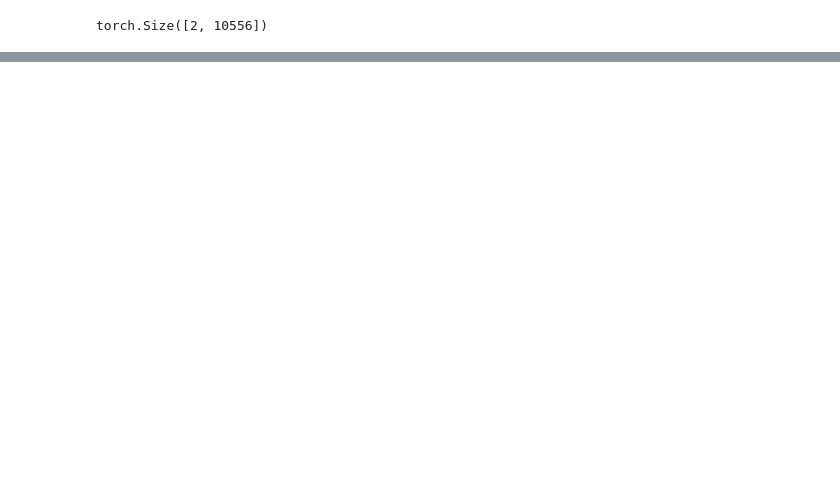
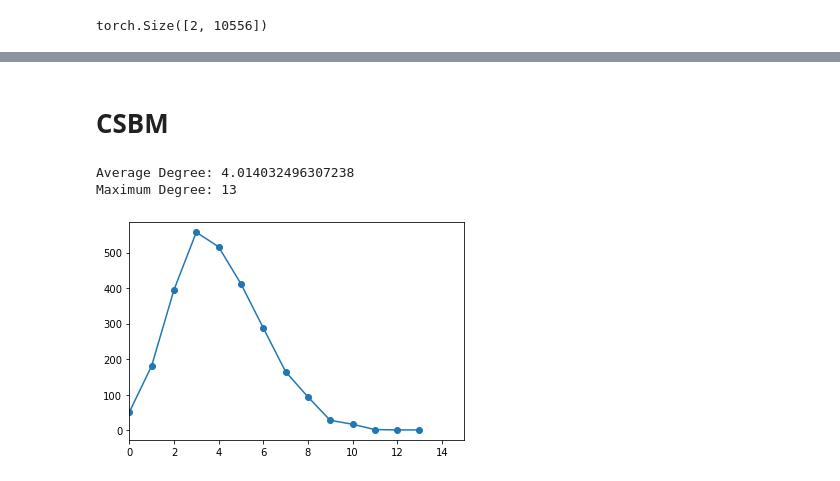
Before and after one commit to saper0/revisiting_robustness, a Jupyter notebook: analysis_degrees.ipynb, the cells around one changed output, grey strips where cells are left out. Saved outputs shown, nothing was run; the diff lists cells and outputs as text; code cells hidden in the pictures; blank space fills up the shorter version.

Commit message:
Added Contextual Barabasi-Albert Models

```diff
--- a/analysis_degrees.ipynb
+++ b/analysis_degrees.ipynb
@@ -37,6 +45,18 @@ Contains self-loops: False
 Is undirected: True
 # %% [markdown]
 # Average Degrees
+# %%
+def plot_degree_distr(A, max_plot_deg=None):
+    deg = np.sum(A, axis=1)
+    max_deg = np.max(deg)
+    print(f"Average Degree: {np.sum(deg) / deg.shape[0]}")
+    print(f"Maximum Degree: {max_deg}")
+    c = Counter(deg)
+    ordered_c = [c[i] if i in c else 0 for i in range(max_deg+1)]
+    fig, axs = plt.subplots(1, 1)
+    axs.plot(range(len(ordered_c)), ordered_c, 'o-')
+    if max_plot_deg is not None:
+        axs.set_xlim(left=0, right=max_plot_deg)
 # %%
 # Counts all edges twice!
 n_intra_edges = 0
@@ -97,0 +245,2 @@ torch.Size([2, 10556])
+# %% [markdown]
+# CSBM
@@ -97,0 +249,20 @@ torch.Size([2, 10556])
+# %%
+n = 2708
+avg_intra_degree = 1.5 * 2 # intra_edges_per_node * 2
+avg_inter_degree = 0.5 * 2
+p = avg_intra_degree * 2 / (n - 1)
+q = avg_inter_degree * 2 / (n - 1)
+K = 0.5 # Defines distance between means of the gaußians in sigma-units
+sigma = 0.1
+d = round(n / math.log(n)**2)
+#d = 1
+mu = np.array([K*sigma / (2 * d**0.5) for i in range(d)], dtype=np.float32)
+cov = sigma**2 * np.identity(d, dtype=np.float32)
+model = CSBM(p, q, mu, cov)
+X_, A_, y_ = model.sample(n, seed = 0)
+# %%
+plot_degree_distr(A_, max_plot_deg=15)
+# %% [output]
+Average Degree: 4.014032496307238
+Maximum Degree: 13
+[figure, added]
```
Also changed, not shown: parts of 19 cells of this notebook, 9 other files.
